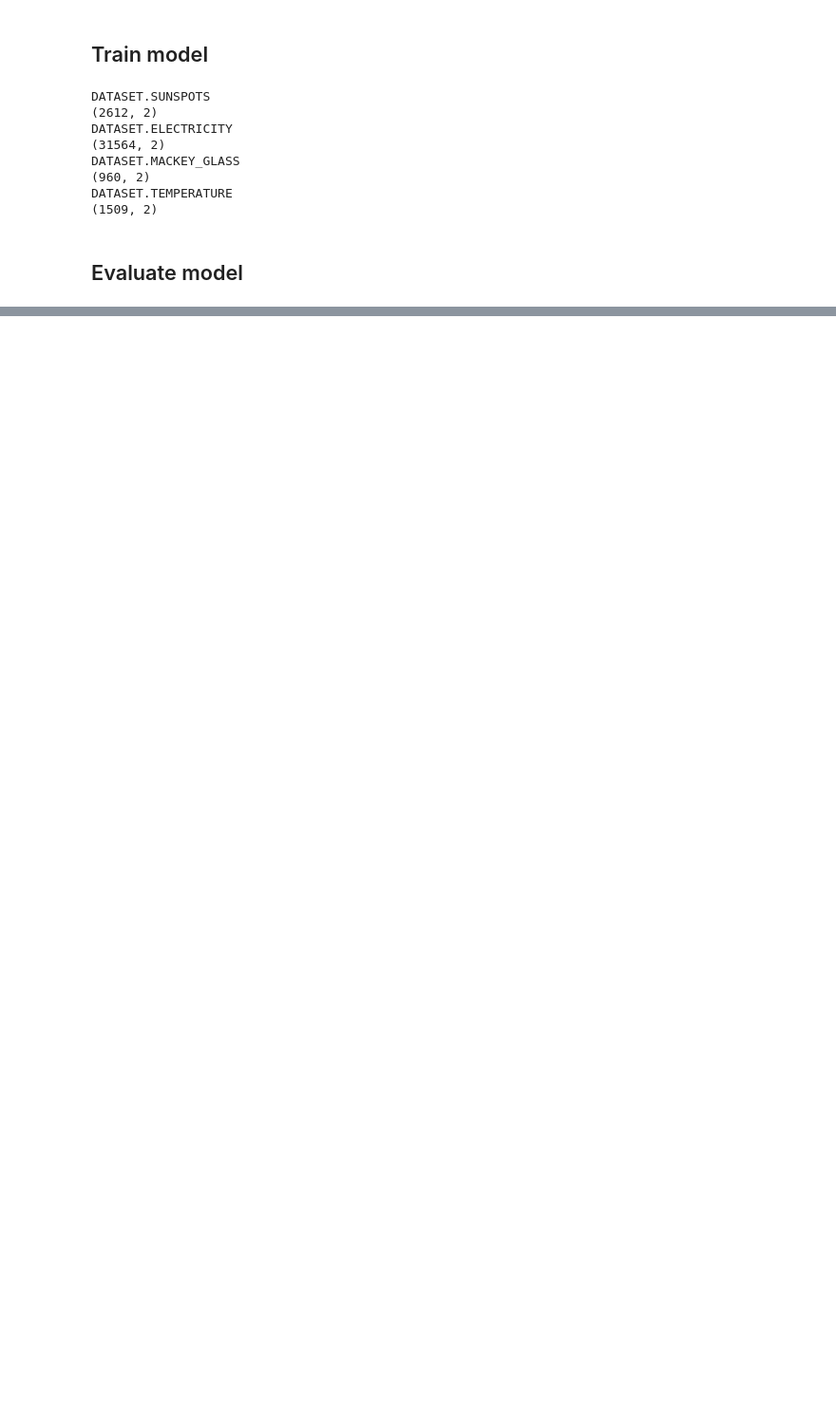
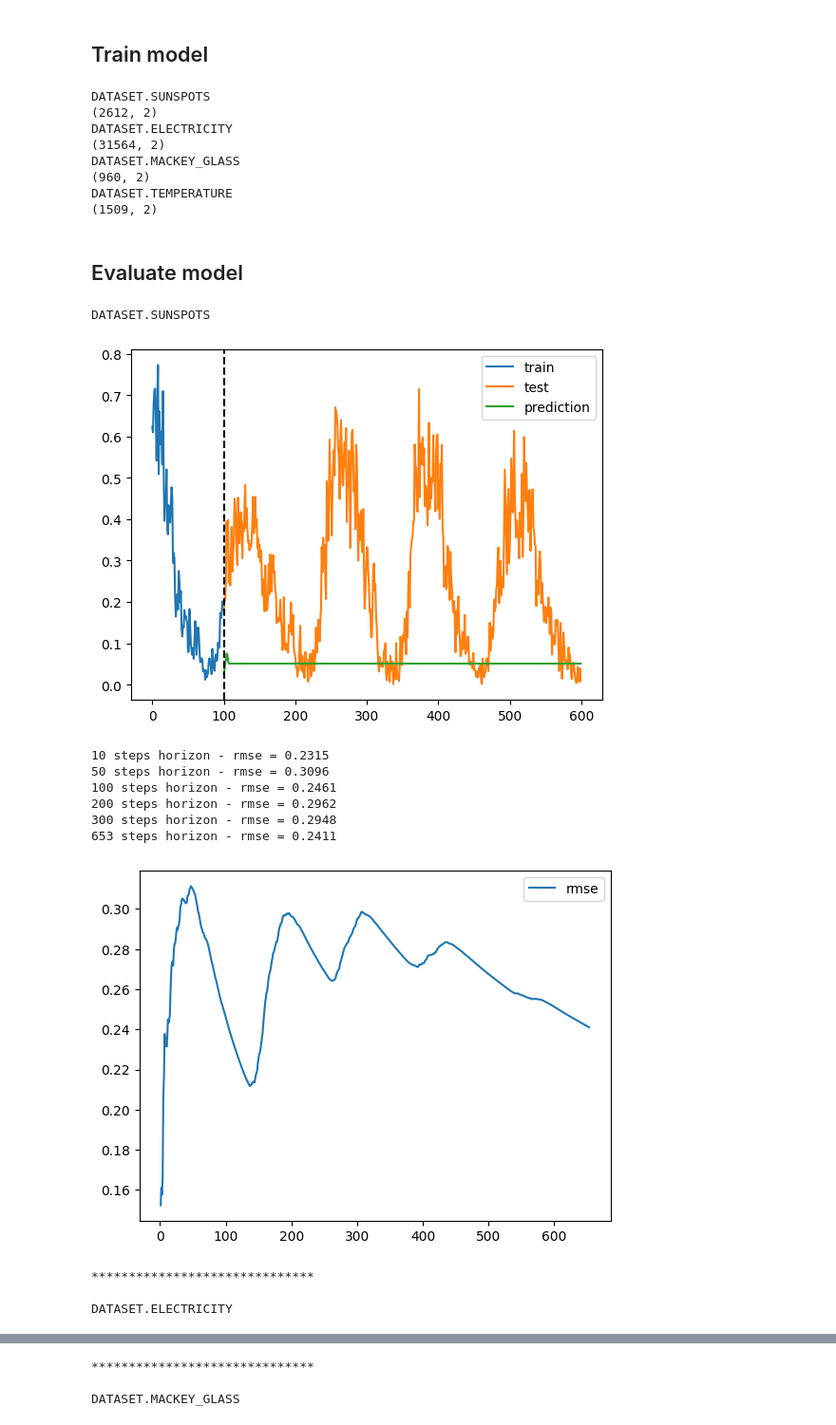
Before and after one commit to czyjtu/time-series-forecasting, a Jupyter notebook: notebooks/boosting_all_datasets.ipynb, the cells around one changed output, grey strips where cells are left out. Shown at 95% size. Cells and saved outputs as stored; diff of their text form; code cells hidden in the pictures; blank space fills up the shorter version.

```diff
--- a/notebooks/boosting_all_datasets.ipynb
+++ b/notebooks/boosting_all_datasets.ipynb
@@ -214,3 +392,33 @@ DATASET.TEMPERATURE
 (1509, 2)
 # %% [markdown]
 ## Evaluate model
+# %%
+forecasts = {}
+for dataset in datasets:
+    y_val = dataset.y_val
+    model = models[dataset.name]
+    y_pred = model.forecast(y_val)
+
+    print(dataset.name)
+
+    plot_predictions(dataset.y_train[-MAX_PLOT_TRAIN: ].flatten(), y_val[:MAX_PLOT_HORIZON].flatten(), y_pred[:MAX_PLOT_HORIZON].flatten())
+    plt.show()
+
+    calculate_rmse(y_val.flatten(), y_pred.flatten())
+    plt.show()
+    print()
+    print("*" * 30)
+    print()
+# %% [output]
+DATASET.SUNSPOTS
+[figure, added]
+10 steps horizon - rmse = 0.2315
+50 steps horizon - rmse = 0.3096
+100 steps horizon - rmse = 0.2461
+200 steps horizon - rmse = 0.2962
+300 steps horizon - rmse = 0.2948
+653 steps horizon - rmse = 0.2411
+[figure, added]
+******************************
+
+DATASET.ELECTRICITY
@@ -216,0 +434,3 @@ DATASET.TEMPERATURE
+******************************
+
+DATASET.MACKEY_GLASS
```
Also changed, not shown: parts of 30 cells of this notebook, 1 other file.
